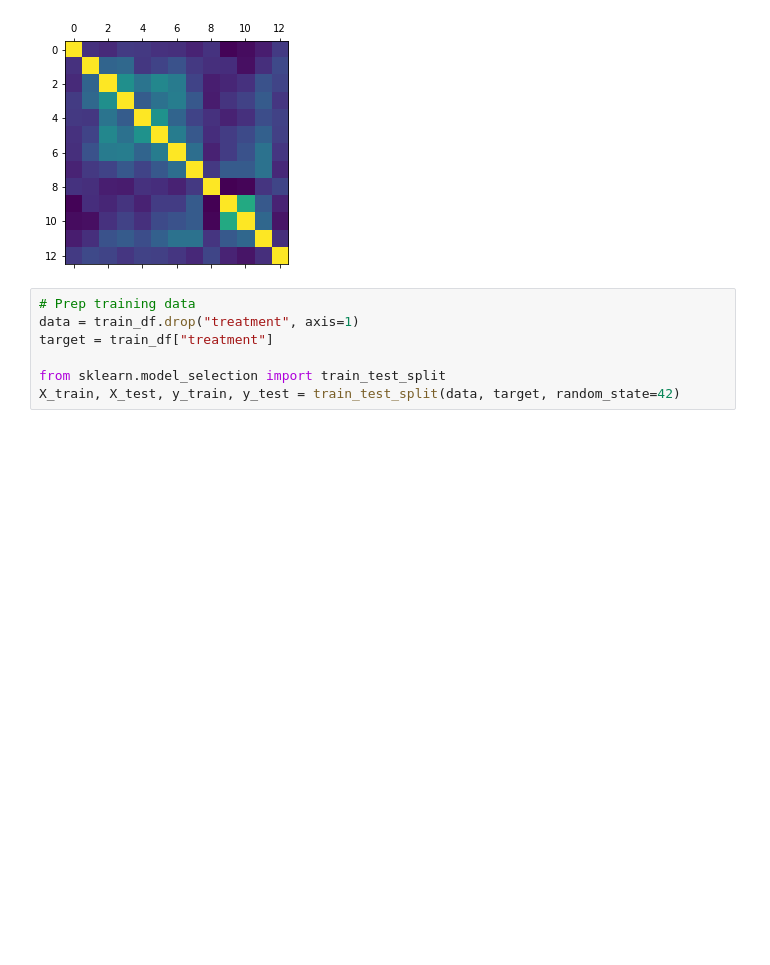
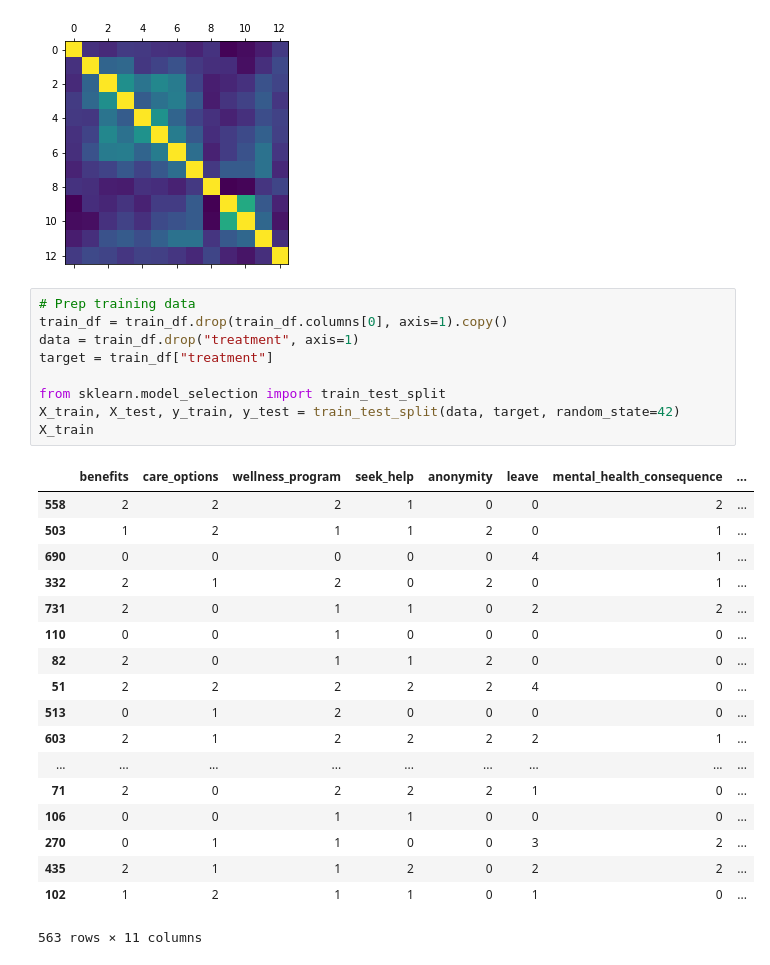
Before and after one commit to sqweets/Final-Project, a Jupyter notebook: ML Testing (ELH)-USCompany Dataset.ipynb, the cells around one changed output. Cells and saved outputs as stored; diff of their text form; blank space fills up the shorter version.

```diff
--- a/ML Testing (ELH)-USCompany Dataset.ipynb
+++ b/ML Testing (ELH)-USCompany Dataset.ipynb
@@ -27,11 +48,32 @@ plt.matshow(train_df.corr())
 [figure]
 # %%
 # Prep training data
+train_df = train_df.drop(train_df.columns[0], axis=1).copy()
 data = train_df.drop("treatment", axis=1)
 target = train_df["treatment"]
 
 from sklearn.model_selection import train_test_split
 X_train, X_test, y_train, y_test = train_test_split(data, target, random_state=42)
+X_train
+# %% [output]
+|  | benefits | care_options | wellness_program | seek_help | anonymity | leave | mental_health_consequence | ... |
+| 558 | 2 | 2 | 2 | 1 | 0 | 0 | 2 | ... |
+| 503 | 1 | 2 | 1 | 1 | 2 | 0 | 1 | ... |
+| 690 | 0 | 0 | 0 | 0 | 0 | 4 | 1 | ... |
+| 332 | 2 | 1 | 2 | 0 | 2 | 0 | 1 | ... |
+| 731 | 2 | 0 | 1 | 1 | 0 | 2 | 2 | ... |
+| 110 | 0 | 0 | 1 | 0 | 0 | 0 | 0 | ... |
+| 82 | 2 | 0 | 1 | 1 | 2 | 0 | 0 | ... |
+| 51 | 2 | 2 | 2 | 2 | 2 | 4 | 0 | ... |
+| 513 | 0 | 1 | 2 | 0 | 0 | 0 | 0 | ... |
+| 603 | 2 | 1 | 2 | 2 | 2 | 2 | 1 | ... |
+| ... | ... | ... | ... | ... | ... | ... | ... | ... |
+| 71 | 2 | 0 | 2 | 2 | 2 | 1 | 0 | ... |
+| 106 | 0 | 0 | 1 | 1 | 0 | 0 | 0 | ... |
+| 270 | 0 | 1 | 1 | 0 | 0 | 3 | 2 | ... |
+| 435 | 2 | 1 | 1 | 2 | 0 | 2 | 2 | ... |
+| 102 | 1 | 2 | 1 | 1 | 0 | 1 | 0 | ... |
+563 rows × 11 columns
 # %%
 # Logistic Regression
 
```
Also changed, not shown: parts of 7 cells of this notebook, 6 other files.
